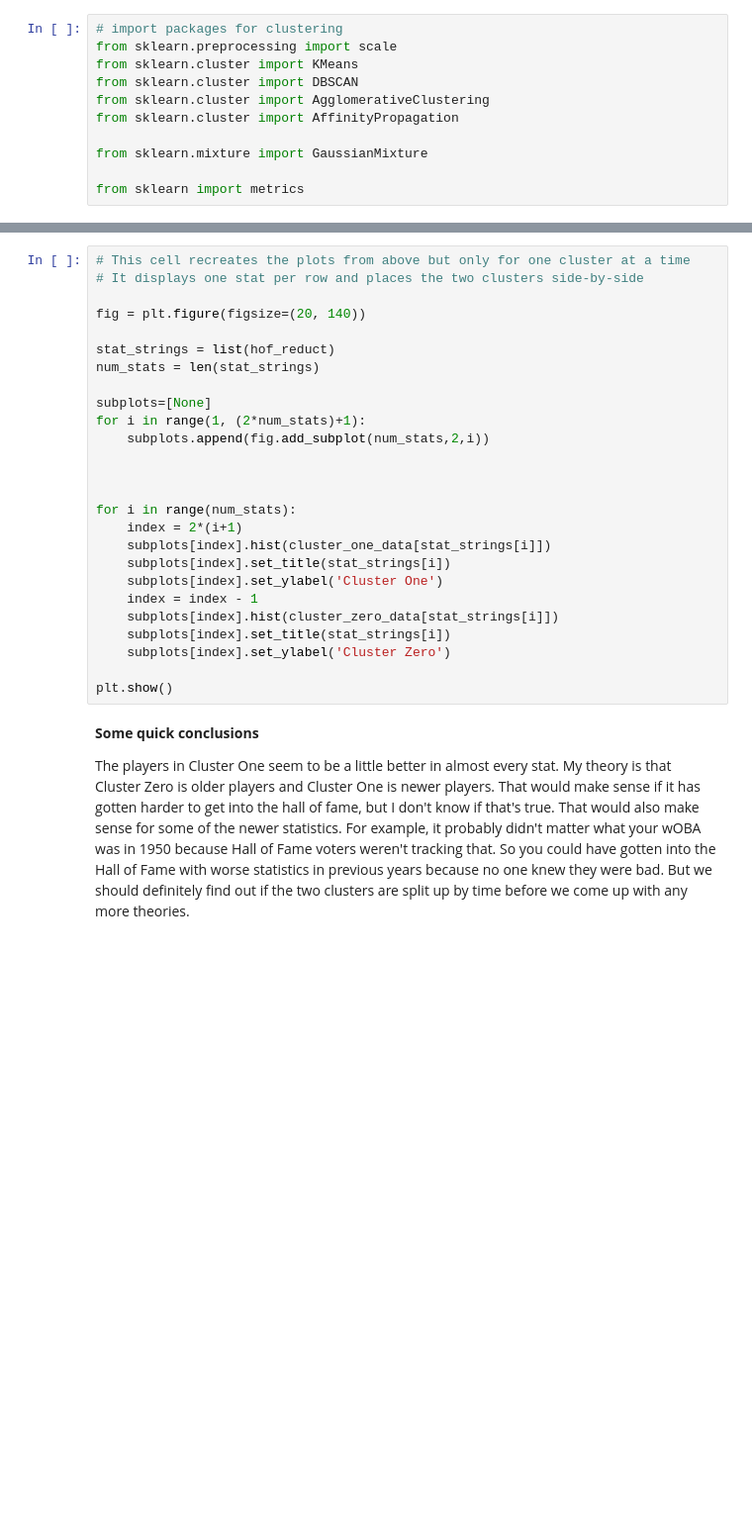
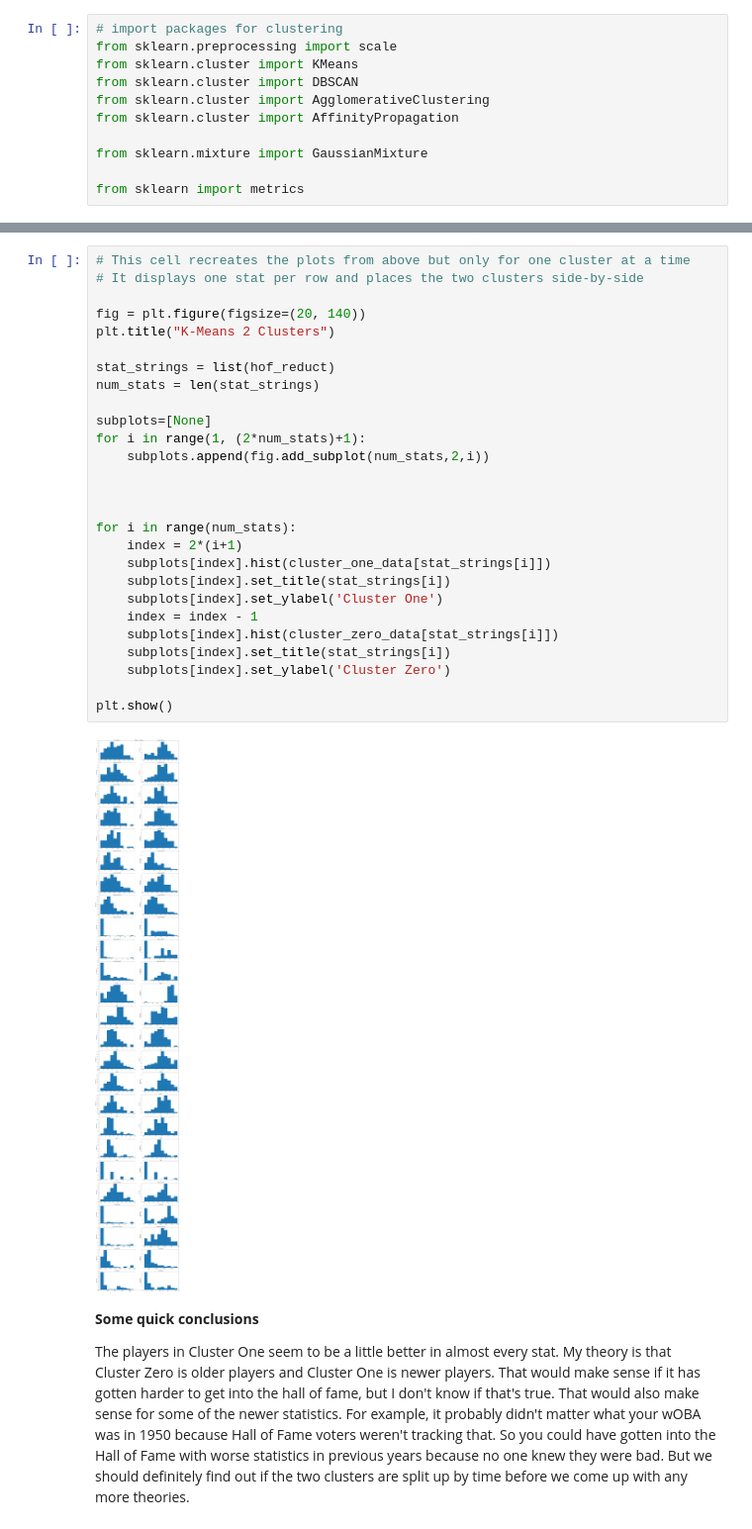
Before and after one commit to simonbe-unc/recursive-bambino, a Jupyter notebook: project-clustering.ipynb, the cells around one changed output, grey strips where cells are left out. Shown: that part at 99% size. Cells and saved outputs as stored; diff of their text form; blank space fills up the shorter version.

Commit message:
Updated clustering notebook

```diff
--- a/project-clustering.ipynb
+++ b/project-clustering.ipynb
@@ -539,29 +622,32 @@ print("shape of cluster 1 data: {}".format(cluster_one_data.shape))
 # %%
 # This cell recreates the plots from above but only for one cluster at a time
 # It displays one stat per row and places the two clusters side-by-side
 
 fig = plt.figure(figsize=(20, 140))
+plt.title("K-Means 2 Clusters")
 
 stat_strings = list(hof_reduct)
 num_stats = len(stat_strings)
 
 subplots=[None]
 for i in range(1, (2*num_stats)+1):
     subplots.append(fig.add_subplot(num_stats,2,i))
 
 
 
 for i in range(num_stats):
     index = 2*(i+1)
     subplots[index].hist(cluster_one_data[stat_strings[i]])
     subplots[index].set_title(stat_strings[i])
     subplots[index].set_ylabel('Cluster One')
     index = index - 1
     subplots[index].hist(cluster_zero_data[stat_strings[i]])
     subplots[index].set_title(stat_strings[i])
     subplots[index].set_ylabel('Cluster Zero')
 
 plt.show()
+# %% [output]
+[figure, added]
 # %% [markdown]
 **Some quick conclusions**
 
```
Also changed, not shown: parts of 9 cells of this notebook.
